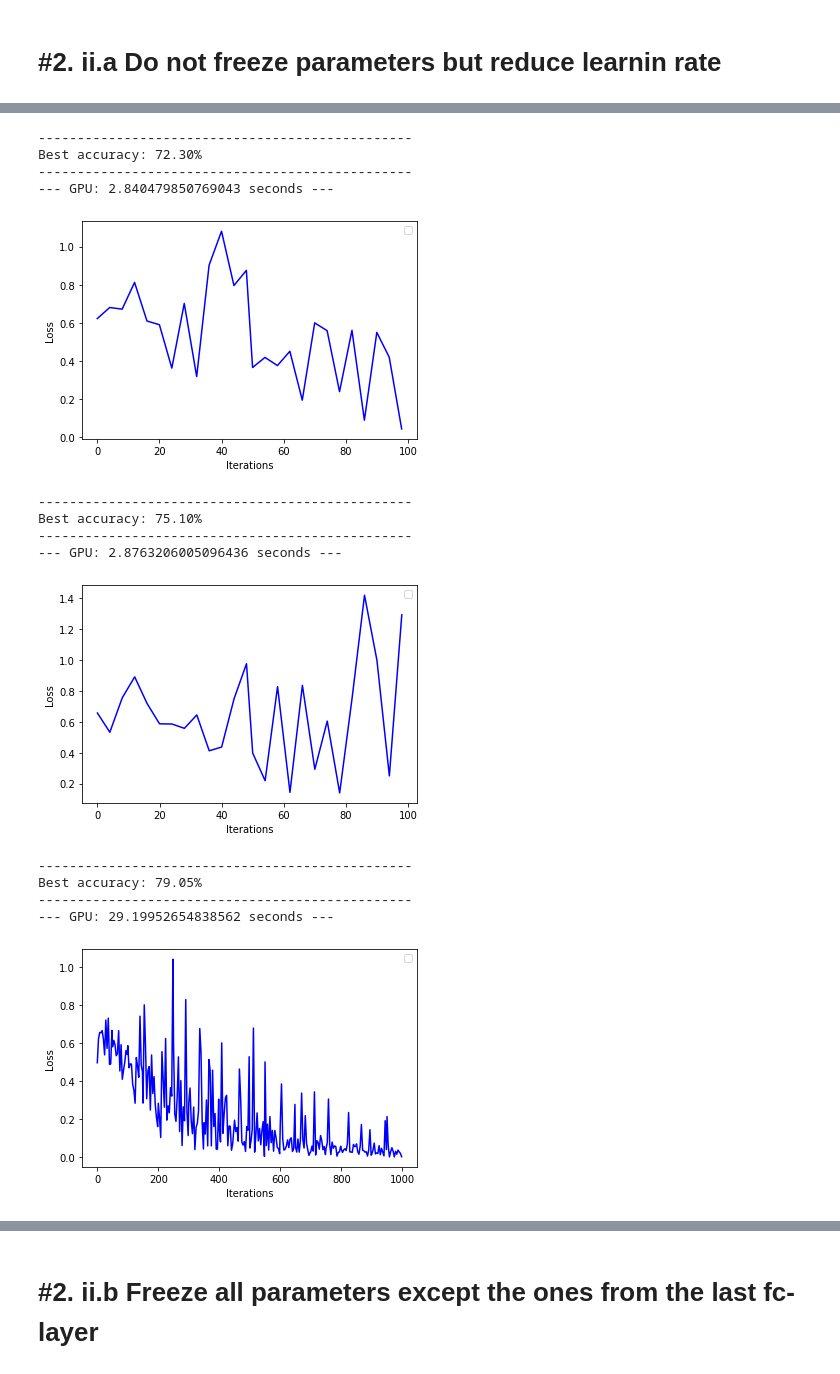
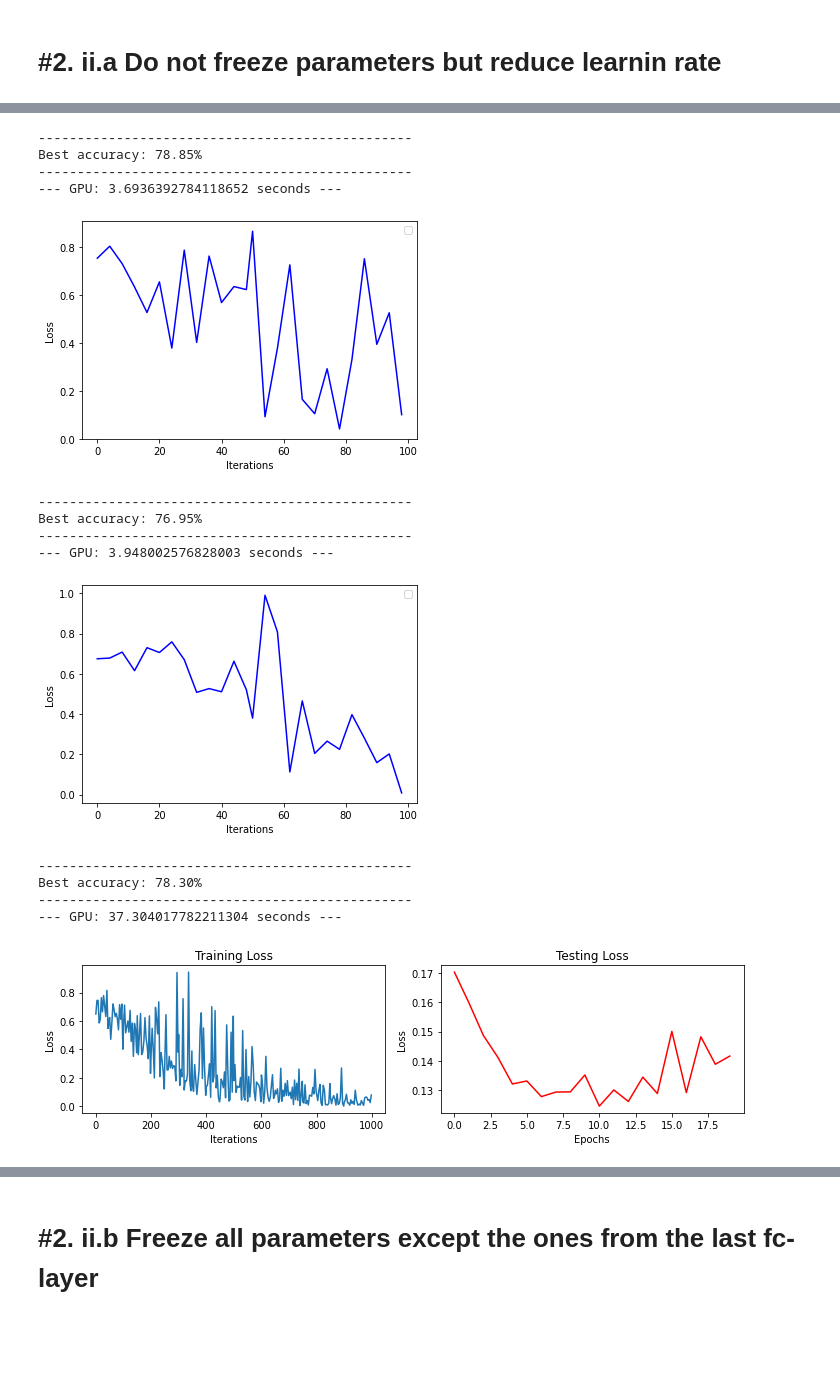
Before and after one commit to julianfbeck/KI-Lab, a Jupyter notebook: Assignment_3_2_OWCA.ipynb, the cells around one changed output, grey strips where cells are left out. Saved outputs shown, nothing was run; the diff lists cells and outputs as text; code cells hidden in the pictures; blank space fills up the shorter version.

Commit message:
added testing loss graph

```diff
--- a/Assignment_3_2_OWCA.ipynb
+++ b/Assignment_3_2_OWCA.ipynb
@@ -239,10 +239,15 @@ def loadNet(freeze = False, learnRate=0.001, momentum=0.9):
 # %% [markdown]
 #Utils
 # %%
+test_counter = []
+test_losses = []
+
 def showTestPerClass(net, silent=False, testloader=testloader):
+    global test_losses
     class_correct = list(0. for i in range(len(targets)))
     class_total = list(0. for i in range(len(targets)))
     net.eval()
+    localTestLost = 0
     with torch.no_grad():
         for data in testloader:
             images, labels = data
@@ -250,6 +255,10 @@ def showTestPerClass(net, silent=False, testloader=testloader):
                 images = images.cuda()
                 labels = labels.cuda()
             outputs = net(images)
+
+            loss = criterion(outputs, labels)
+            localTestLost += loss.item()
+
             _, pedictions = torch.max(outputs, 1)
 
             for i in range(len(images)):
@@ -258,6 +267,8 @@ def showTestPerClass(net, silent=False, testloader=testloader):
                 if label == prediction:
                     class_correct[label] += 1
                 class_total[label] += 1
+
+    test_losses.append(localTestLost / len(testset))
 
     if not silent:
       print("class_correct: %s" % class_correct)
@@ -274,6 +285,8 @@ train_counter = []
 train_losses = []
 
 def createTrainingLossPlot():
+    global train_counter
+    global train_losses
     temp = plt.figure()
     plt.legend(['Train Loss'], loc='upper right')
     plt.xlabel("Iterations")
@@ -281,6 +294,21 @@ def createTrainingLossPlot():
     plt.plot(train_counter, train_losses, color='blue')
     plt.close()
     return temp
+
+def createFullLossPlot():
+    global train_counter
+    global train_losses
+    global test_counter
+    global test_losses
+    fig, axes = plt.subplots(nrows=1, ncols=2, figsize=(10, 3))
+    axes[0].plot(train_counter, train_losses)
+    axes[0].set_title('Training Loss')
+    axes[1].plot(test_counter, test_losses, color='red')
+    axes[1].set_title('Testing Loss')
+    plt.setp(axes[0], xlabel='Iterations', ylabel='Loss')
+    plt.setp(axes[1], xlabel='Epochs', ylabel='Loss')
+    fig.tight_layout()
+    #return fig
 # %% [markdown]
 #Train
 # %%
@@ -290,8 +318,12 @@ def train(net, epochs, silent=True, trainset=trainset, trainloader=trainloader,
   global optimizer
   global train_counter
   global train_losses
+  global test_counter
+  global test_losses
   train_counter = []
   train_losses = []
+  test_counter = []
+  test_losses = []
 
   bestNetWeights = copy.deepcopy(net.state_dict())
   bestAcc = 0.0
@@ -326,6 +358,7 @@ def train(net, epochs, silent=True, trainset=trainset, trainloader=trainloader,
               epoch + 1, currentCount, len(trainset),
               100. * (i + 1) / len(trainloader), loss.item()))
 
+      test_counter.append(epoch)
       epochAcc = showTestPerClass(net, True, testloader)
       if (epochAcc > bestAcc):
         bestAcc = epochAcc
@@ -401,10 +398,10 @@ train(net, 2)
 createTrainingLossPlot()
 # %% [output]
 ------------------------------------------------
-Best accuracy: 72.30%
+Best accuracy: 78.85%
 ------------------------------------------------
---- GPU: 2.840479850769043 seconds ---
+--- GPU: 3.6936392784118652 seconds ---
-[figure, old version]
+[figure, new version]
 # %%
 net = loadNet(False, 0.01) # default parameters
 train(net, 2)
@@ -413,22 +410,22 @@ train(net, 2)
 createTrainingLossPlot()
 # %% [output]
 ------------------------------------------------
-Best accuracy: 75.10%
+Best accuracy: 76.95%
 ------------------------------------------------
---- GPU: 2.8763206005096436 seconds ---
+--- GPU: 3.948002576828003 seconds ---
-[figure, old version]
+[figure, new version]
 # %%
 net = loadNet(False, 0.001) # default parameters
 train(net, 20)
 #showTestPerClass(net)
 
-createTrainingLossPlot()
+createFullLossPlot()
 # %% [output]
 ------------------------------------------------
-Best accuracy: 79.05%
+Best accuracy: 78.30%
 ------------------------------------------------
---- GPU: 29.19952654838562 seconds ---
+--- GPU: 37.304017782211304 seconds ---
-[figure, old version]
+[figure, new version]
 # %%
 net = loadNet(False, 0.0001) # default parameters
 train(net, 200)
```
Also changed, not shown: parts of 32 cells of this notebook.
